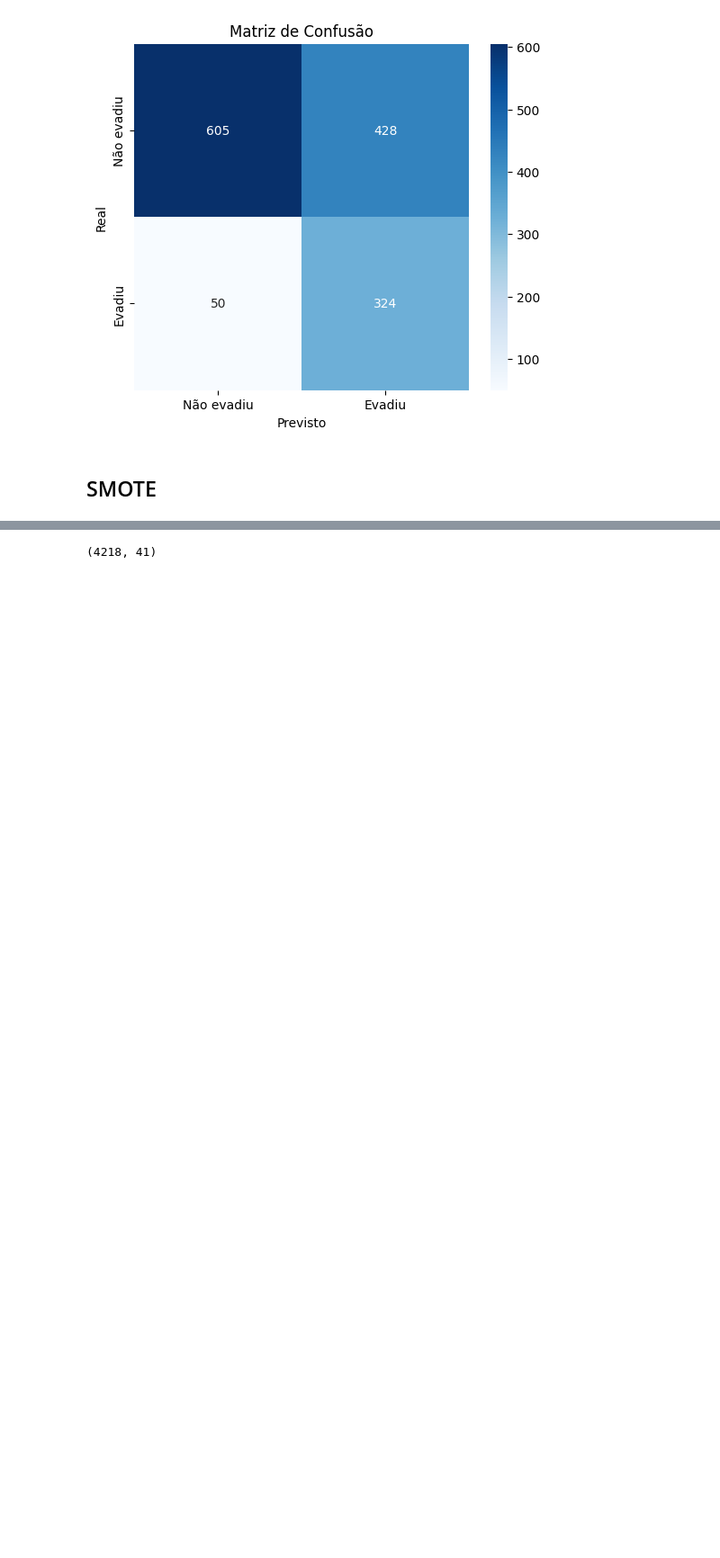
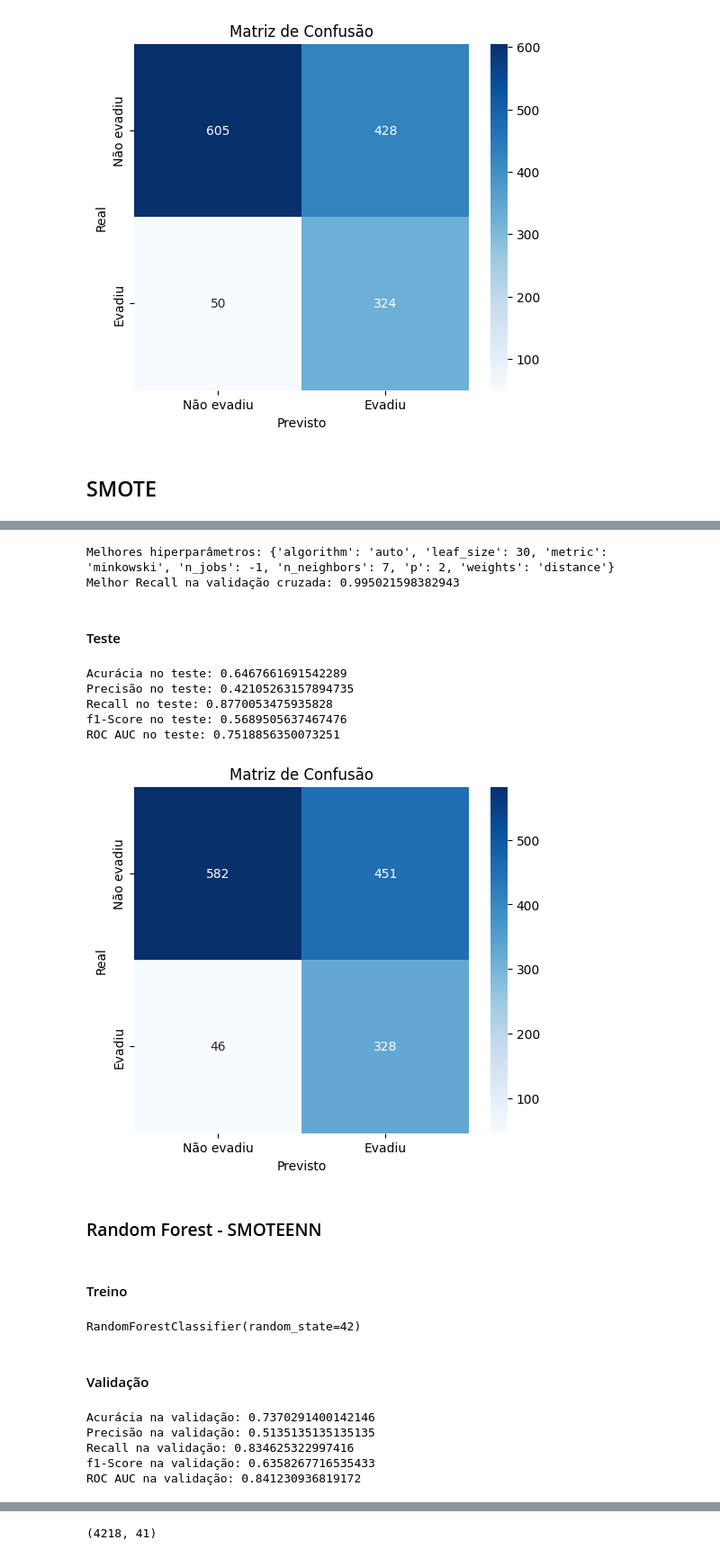
Before and after one commit to hype-usp/Equilibrando_Classes, a Jupyter notebook: Grupo2/EquilibrandoClasses.ipynb, the cells around one changed output, grey strips where cells are left out. Shown at 90% size. Saved outputs shown, nothing was run; the diff lists cells and outputs as text; code cells hidden in the pictures; blank space fills up the shorter version.

```diff
--- a/Grupo2/EquilibrandoClasses.ipynb
+++ b/Grupo2/EquilibrandoClasses.ipynb
@@ -2027,0 +2079,45 @@ plt.show()
+# %%
+print("Melhores hiperparâmetros:", grid_search_knn_smenn.best_params_)
+print("Melhor Recall na validação cruzada:", grid_search_knn_smenn.best_score_)
+# %% [output]
+Melhores hiperparâmetros: {'algorithm': 'auto', 'leaf_size': 30, 'metric': 'minkowski', 'n_jobs': -1, 'n_neighbors': 7, 'p': 2, 'weights': 'distance'}
+Melhor Recall na validação cruzada: 0.995021598382943
+# %% [markdown]
+#### Teste
+# %%
+y_teste_smenn_proba_knn = grid_search_knn_smenn.predict_proba(X_teste)[:, 1]
+y_teste_pred_knn_smenn = grid_search_knn_smenn.predict(X_teste)
+
+acuracia_teste_knn_smenn = accuracy_score(y_teste, y_teste_pred_knn_smenn)
+precisao_teste_knn_smenn = precision_score(y_teste, y_teste_pred_knn_smenn)
+recall_teste_knn_smenn = recall_score(y_teste, y_teste_pred_knn_smenn)
+f1_teste_knn_smenn = f1_score(y_teste, y_teste_pred_knn_smenn)
+roc_auc_teste_knn_smenn = roc_auc_score(y_teste, y_teste_proba_knn)
+
+print("Acurácia no teste:", acuracia_teste_knn_smenn)
+print("Precisão no teste:", precisao_teste_knn_smenn)
+print("Recall no teste:", recall_teste_knn_smenn)
+print("f1-Score no teste:", f1_teste_knn_smenn)
+print("ROC AUC no teste:", roc_auc_teste_knn_smenn)
+# %% [output]
+Acurácia no teste: 0.6467661691542289
+Precisão no teste: 0.42105263157894735
+Recall no teste: 0.8770053475935828
+f1-Score no teste: 0.5689505637467476
+ROC AUC no teste: 0.7518856350073251
+# %%
+cm_teste_knn_smenn = confusion_matrix(y_teste, y_teste_pred_knn_smenn)
+
+plt.figure(figsize=(6, 5))
+sns.heatmap(cm_teste_knn_smenn, annot=True, fmt='d', cmap='Blues',
+            xticklabels=["Não evadiu", "Evadiu"],
+            yticklabels=["Não evadiu", "Evadiu"])
+
+plt.xlabel("Previsto")
+plt.ylabel("Real")
+plt.title("Matriz de Confusão")
+plt.show()
+# %% [output]
+[figure, added]
+# %% [markdown]
+### Random Forest - SMOTEENN
@@ -2027,0 +2126,29 @@ plt.show()
+# %% [markdown]
+#### Treino
+# %%
+rf_smenn.fit(X_treino_smenn, y_treino_smenn)
+# %% [output]
+RandomForestClassifier(random_state=42)
+# %% [markdown]
+#### Validação
+# %%
+y_val_proba_rf_smenn = rf_smenn.predict_proba(X_val)[:, 1]
+y_val_pred_rf_smenn = rf_smenn.predict(X_val)
+
+acuracia_val_rf_smenn = accuracy_score(y_val, y_val_pred_rf_smenn)
+precisao_val_rf_smenn = precision_score(y_val, y_val_pred_rf_smenn)
+recall_val_rf_smenn = recall_score(y_val, y_val_pred_rf_smenn)
+f1_val_rf_smenn = f1_score(y_val, y_val_pred_rf_smenn)
+roc_auc_val_rf_smenn = roc_auc_score(y_val, y_val_proba_rf_smenn)
+
+print("Acurácia na validação:", acuracia_val_rf_smenn)
+print("Precisão na validação:", precisao_val_rf_smenn)
+print("Recall na validação:", recall_val_rf_smenn)
+print("f1-Score na validação:", f1_val_rf_smenn)
+print("ROC AUC na validação:", roc_auc_val_rf_smenn)
+# %% [output]
+Acurácia na validação: 0.7370291400142146
+Precisão na validação: 0.5135135135135135
+Recall na validação: 0.834625322997416
+f1-Score na validação: 0.6358267716535433
+ROC AUC na validação: 0.841230936819172
```
Also changed, not shown: parts of 39 cells of this notebook.
